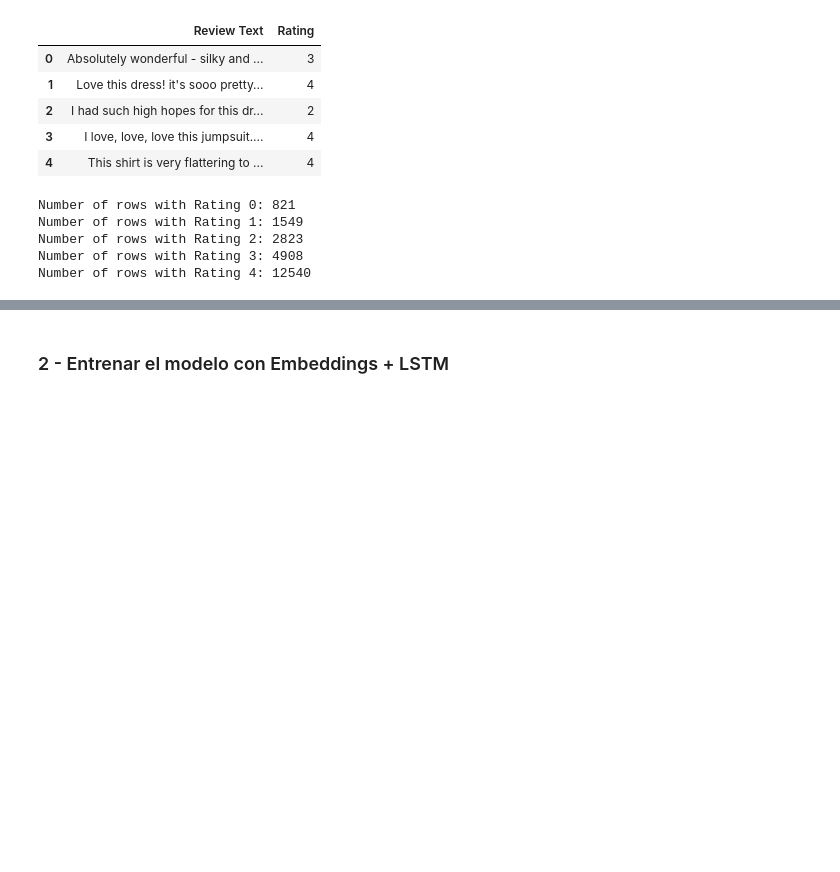
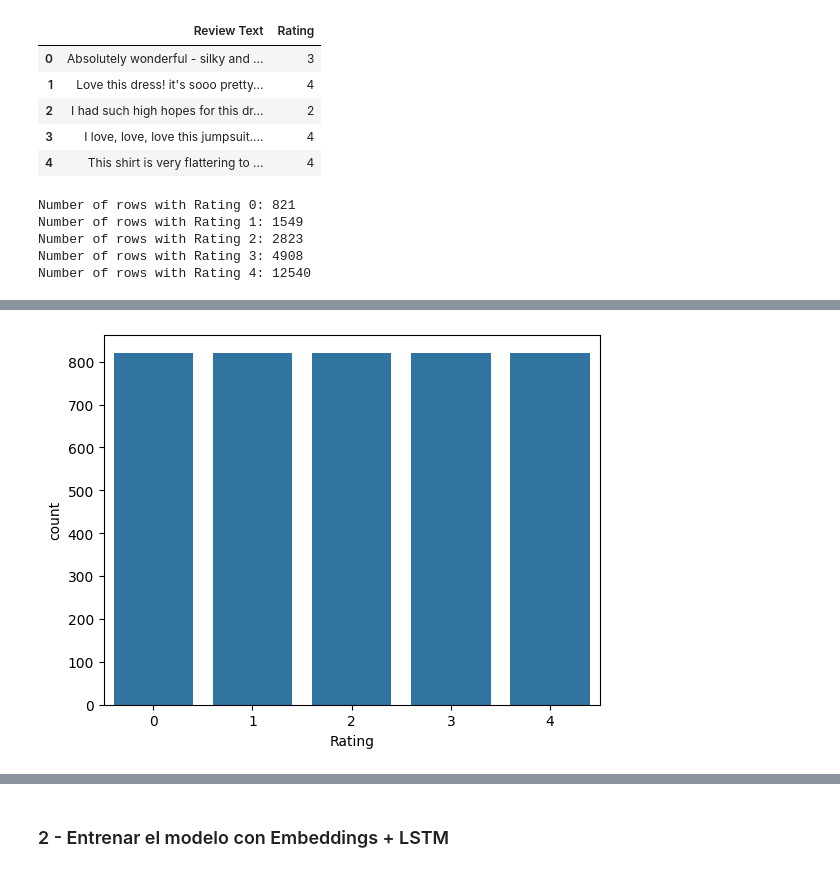
Before and after one commit to kchomontiel/NLP, a Jupyter notebook: Clase 5/5 - clothing_ecommerce_reviews.ipynb, the cells around one changed output, grey strips where cells are left out. Drawn from its saved outputs; the diff is of its cells as text; code cells hidden in the pictures; blank space fills up the shorter version.

```diff
--- a/Clase 5/5 - clothing_ecommerce_reviews.ipynb
+++ b/Clase 5/5 - clothing_ecommerce_reviews.ipynb
@@ -64,2 +69,15 @@ Number of rows with Rating 4: 12540
+# %%
+# Find the minimum count of occurrences for any value in the "rating" column
+min_count = df_reviews['Rating'].value_counts().min()
+
+# Downsample the DataFrame to balance the number of rows for each rating
+balanced_df = df_reviews.groupby('Rating').apply(lambda x: x.sample(min_count)).reset_index(drop=True)
+# %%
+# Observar como está distribuido el dataset
+sns.countplot(x='Rating', data=balanced_df)
+df_reviews = balanced_df
+plt.show()
+# %% [output]
+[figure, added]
 # %%
 # Alumno: tomar la columna de las review y almacenarlo todo en un vector numpy de reviews
```
Also changed, not shown: parts of 31 cells of this notebook.
